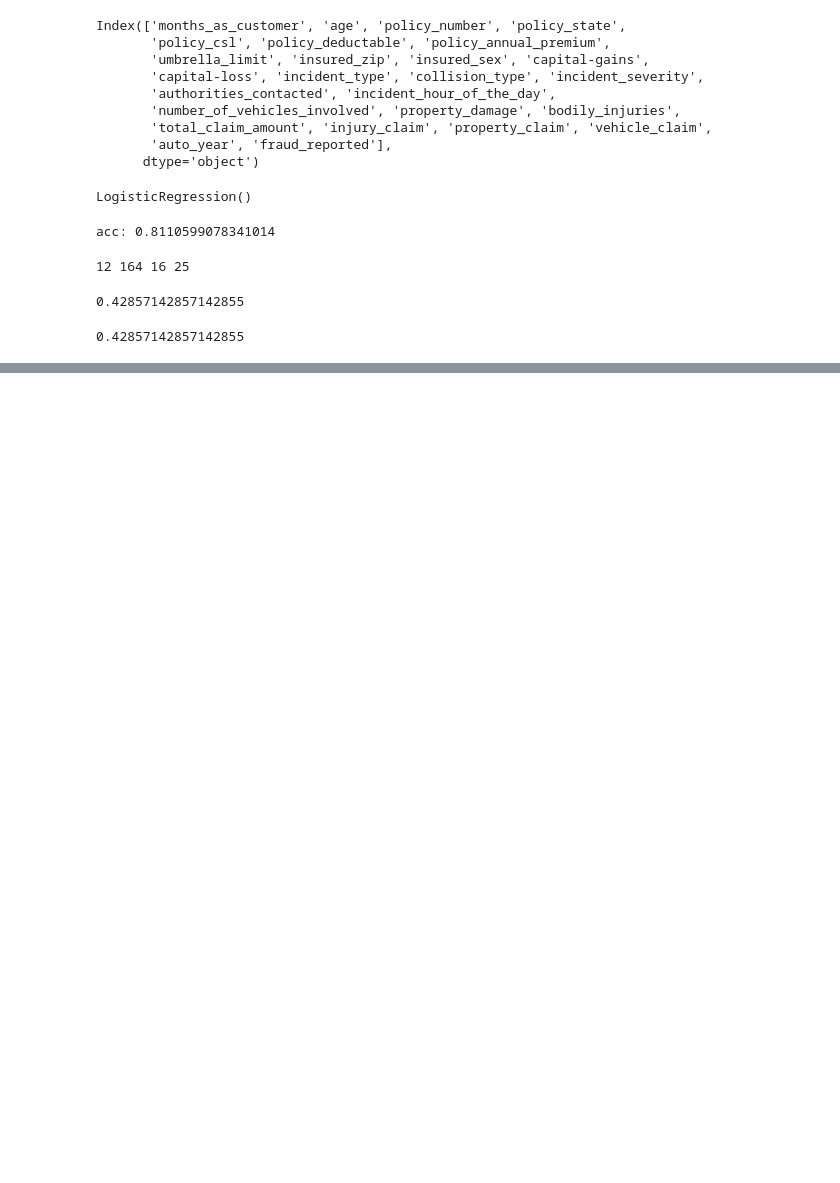
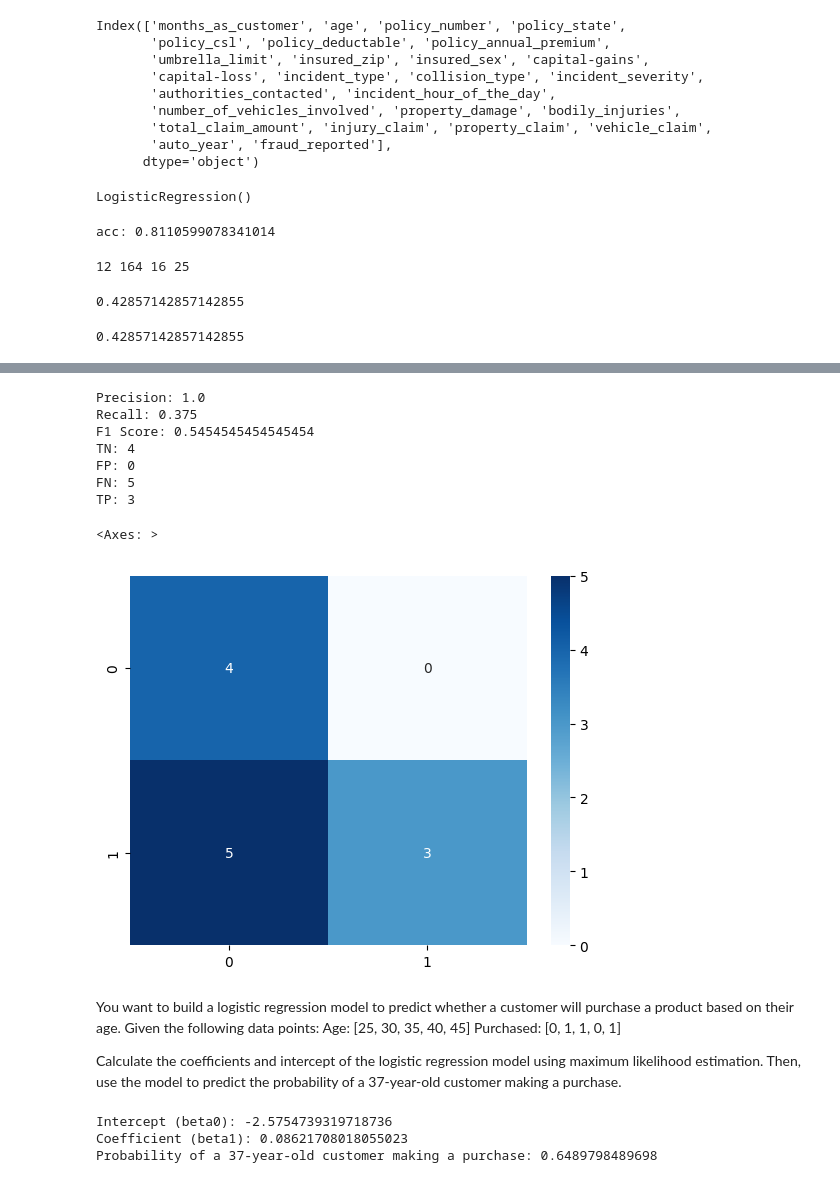
Before and after one commit to Farzinaayub/let-s_AI, a Jupyter notebook: DA21-B-ML-EVALUATION-2.ipynb, the cells around one changed output, grey strips where cells are left out. Saved outputs shown, nothing was run; the diff lists cells and outputs as text; code cells hidden in the pictures; blank space fills up the shorter version.

```diff
--- a/DA21-B-ML-EVALUATION-2.ipynb
+++ b/DA21-B-ML-EVALUATION-2.ipynb
@@ -184,0 +295,44 @@ print(Recall)
+# %%
+Actual_Values= [1, 1, 1, 0, 0, 1, 0, 1, 0, 1, 1, 1]
+Predicted_Probabilities=[0.42, 0.81, 0.76, 0.15, 0.55, 0.69, 0.48, 0.93, 0.63, 0.47, 0.97, 0.6]
+pred_val = [1 if i >= 0.8 else 0 for i in Predicted_Probabilities]
+# %%
+cm2=confusion_matrix(Actual_Values,pred_val)
+# Calculate Precision
+precision = precision_score(Actual_Values, pred_val)
+
+# Calculate Recall
+recall = recall_score(Actual_Values, pred_val)
+
+# Calculate F1 Score
+f1 = f1_score(Actual_Values, pred_val)
+
+# Print the results
+print("Precision:", precision)
+print("Recall:", recall)
+print("F1 Score:", f1)
+TN=cm2[0,0]
+FP=cm2[0,1]
+FN=cm2[1,0]
+TP = cm2[1,1]
+print("TN:",TN)
+print("FP:",FP)
+print("FN:",FN)
+print("TP:",TP)
+sns.heatmap(cm2,annot=True,fmt='d',cmap='Blues')
+# %% [output]
+Precision: 1.0
+Recall: 0.375
+F1 Score: 0.5454545454545454
+TN: 4
+FP: 0
+FN: 5
+TP: 3
+<Axes: >
+[figure, added]
+# %% [markdown]
+You want to build a logistic regression model to predict whether a customer will purchase a product based on their age.
+ Given the following data points: Age: [25, 30, 35, 40, 45] Purchased: [0, 1, 1, 0, 1]
+
+ Calculate the coefficients and intercept of the logistic regression model using maximum likelihood estimation.
+  Then, use the model to predict the probability of a 37-year-old customer making a purchase.
@@ -184,0 +342,33 @@ print(Recall)
+# %%
+import numpy as np
+from sklearn.linear_model import LogisticRegression
+
+# Data
+age = np.array([25, 30, 35, 40, 45])
+purchased = np.array([0, 1, 1, 0, 1])
+
+# Reshape age to a 2D array since scikit-learn expects input in this format
+age = age.reshape(-1, 1)
+
+# Create a logistic regression model
+model = LogisticRegression()
+
+# Fit the model to the data
+model.fit(age, purchased)
+
+# Extract the coefficients and intercept
+intercept = model.intercept_[0]
+coefficient = model.coef_[0][0]
+
+print("Intercept (beta0):", intercept)
+print("Coefficient (beta1):", coefficient)
+
+# Use the model to predict the probability of a 37-year-old customer making a purchase
+age_to_predict = np.array([[37]])  # Reshape to 2D array
+probability_purchase = model.predict_proba(age_to_predict)[:, 1]
+
+print("Probability of a 37-year-old customer making a purchase:", probability_purchase[0])
+# %% [output]
+Intercept (beta0): -2.5754739319718736
+Coefficient (beta1): 0.08621708018055023
+Probability of a 37-year-old customer making a purchase: 0.6489798489698
```
Also changed, not shown: parts of 21 cells of this notebook.
